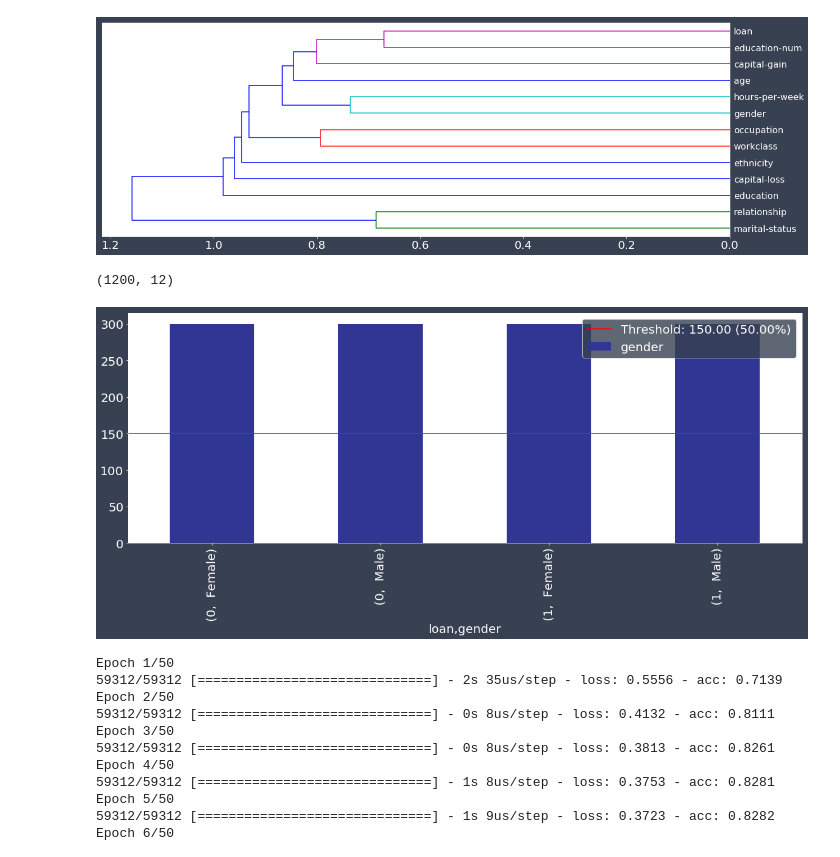
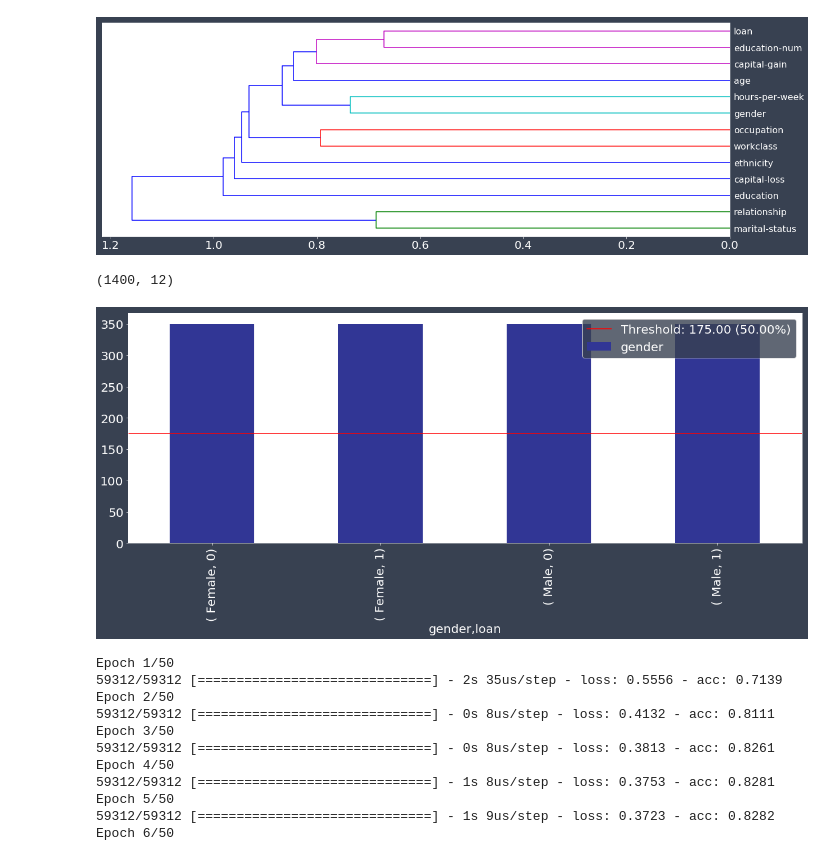
Before and after one commit to EthicalML/xai, a Jupyter notebook: examples/XAI Tabular Data Example Usage.ipynb, the cells around one changed output. Saved outputs shown, nothing was run; the diff lists cells and outputs as text; code cells hidden in the pictures.

```diff
--- a/examples/XAI Tabular Data Example Usage.ipynb
+++ b/examples/XAI Tabular Data Example Usage.ipynb
@@ -85,6 +106,7 @@ _ = xai.correlations(df, include_categorical=True)
 # %% [output]
 [figure]
 # %%
+xai = reload(xai)
 proc_df = xai.normalize_numeric(bal_df)
 proc_df = xai.convert_categories(proc_df)
 x = proc_df.drop("loan", axis=1)
@@ -92,23 +114,24 @@ y = proc_df["loan"]
 
 x_train, y_train, x_test, y_test, train_idx, test_idx = \
     xai.balanced_train_test_split(
-            x, y, cross=["gender"],
-            categorical_cols=categorical_cols, min_per_class=300,
-            fallback_type="half")
+            x, y, "gender",
+            min_per_group=300,
+            max_per_group=350,
+            categorical_cols=categorical_cols)
 
 x_train_display = bal_df[train_idx]
 x_test_display = bal_df[test_idx]
 
 print(x_test.shape)
 # %% [output]
-(1200, 12)
+(1400, 12)
 # %%
 df_test = x_test_display.copy()
 df_test["loan"] = y_test
 
-_= xai.show_imbalance(df_test, "gender", cross=["loan"], categorical_cols=categorical_cols)
+_= xai.imbalance_plot(df_test, "gender", "loan", categorical_cols=categorical_cols)
 # %% [output]
-[figure, old version]
+[figure, new version]
 # %%
 import sklearn
 from sklearn.model_selection import train_test_split
```
Also changed, not shown: parts of 2 cells of this notebook, 1 other file.
